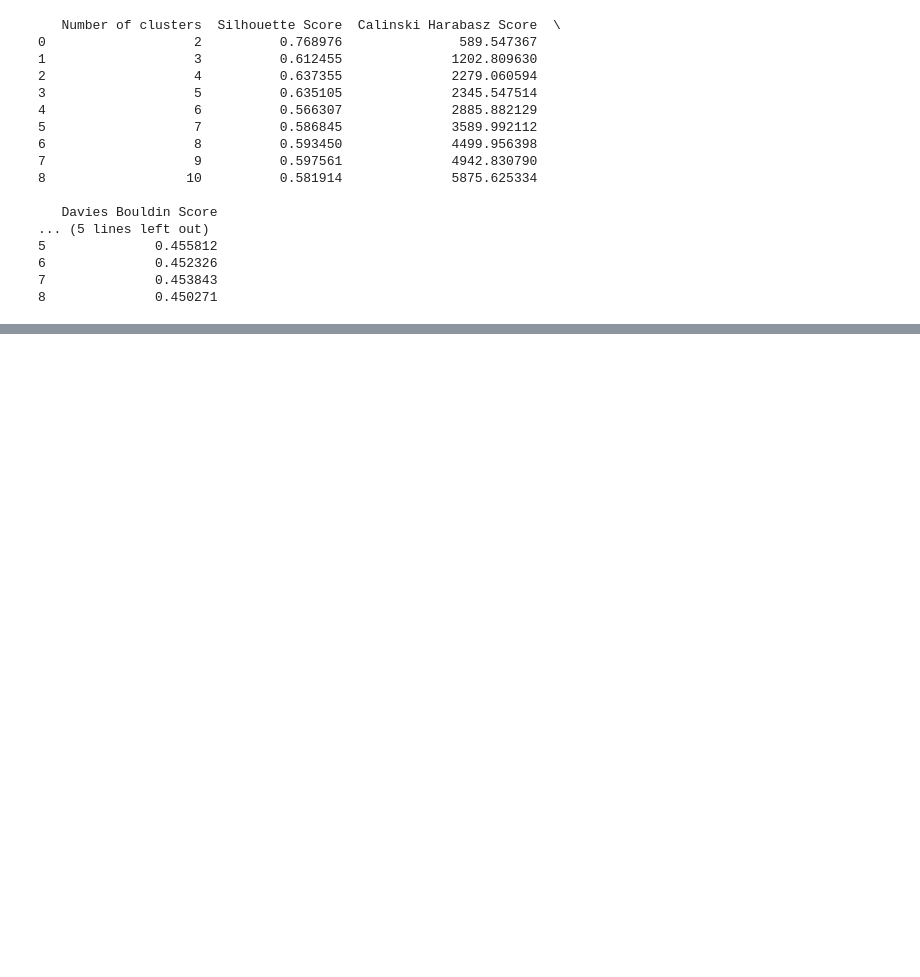
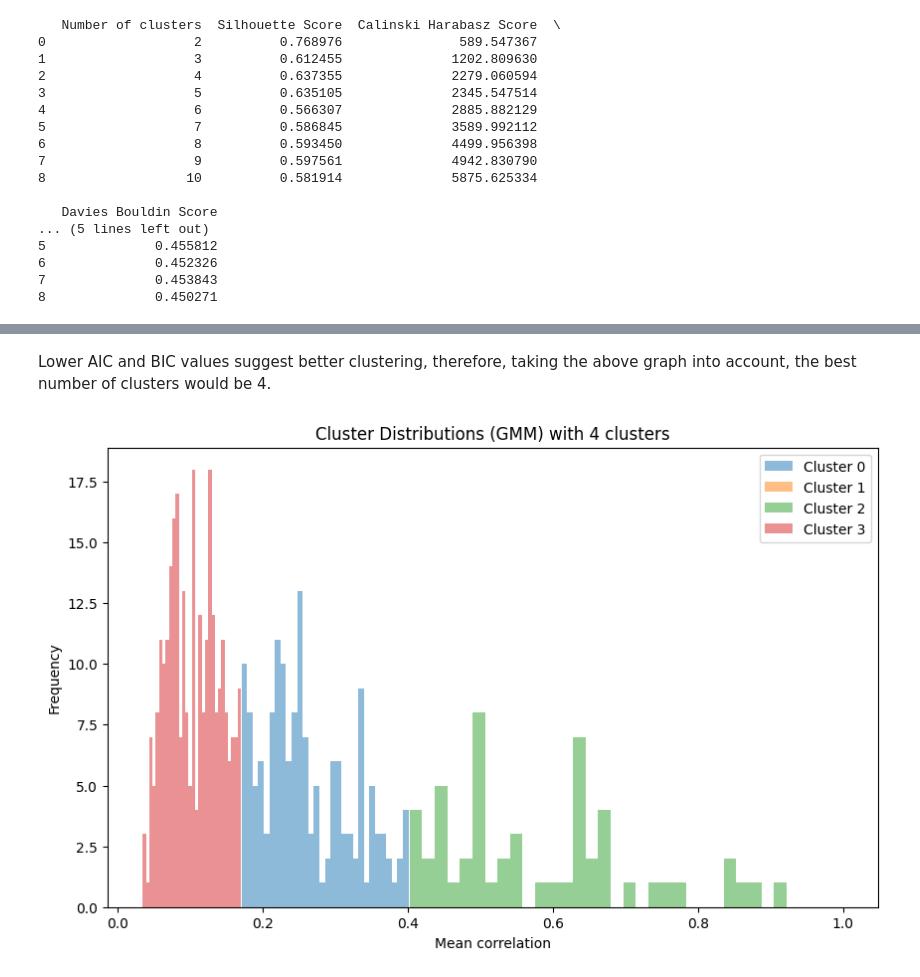
Before and after one commit to killica/Cluster-analysis-of-epigenome, a Jupyter notebook: ClusterAnalysisOfEpigenome.ipynb, the cells around one changed output, grey strips where cells are left out. Saved outputs shown, nothing was run; the diff lists cells and outputs as text; code cells hidden in the pictures; blank space fills up the shorter version.

```diff
--- a/ClusterAnalysisOfEpigenome.ipynb
+++ b/ClusterAnalysisOfEpigenome.ipynb
@@ -667,2 +693,22 @@ Best Davies Bouldin score: 0.2538232996685381 for: 2 clusters
+# %% [markdown]
+Lower AIC and BIC values suggest better clustering, therefore, taking the above graph into account, the best number of clusters would be 4.
+# %%
+# Apply GMM for the best number of clusters - 4
+best_gmm = GaussianMixture(n_components=4, random_state=42)
+regions_df['GMM_Cluster'] = best_gmm.fit_predict(regions_df[['Mean_Correlation']])
+
+# Visualization of distribution over clusters
+plt.figure(figsize=(10, 6))
+for i in range(4):
+    cluster_data = regions_df[regions_df['GMM_Cluster'] == i]['Mean_Correlation']
+    plt.hist(cluster_data, bins=30, alpha=0.5, label=f'Cluster {i}')
+
+plt.title(f'Cluster Distributions (GMM) with 4 clusters')
+plt.xlabel('Mean correlation')
+plt.ylabel('Frequency')
+plt.legend()
+plt.show()
+# %% [output]
+[figure, added]
 # %%
 # TODO: Spektralno - Lana
```
Also changed, not shown: parts of 2 cells of this notebook.
